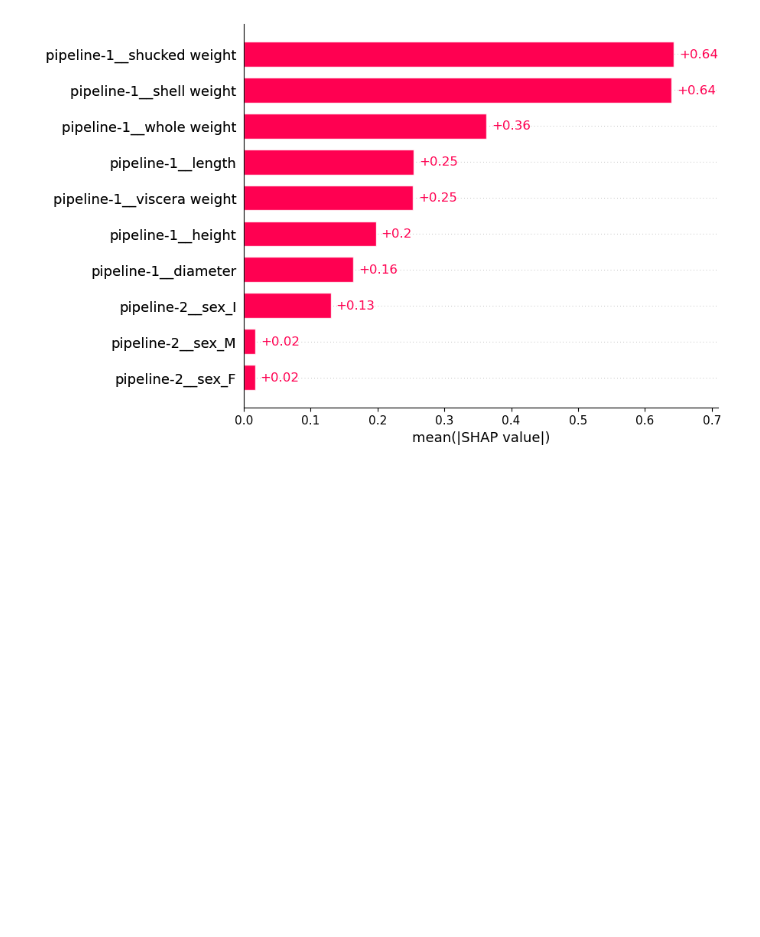
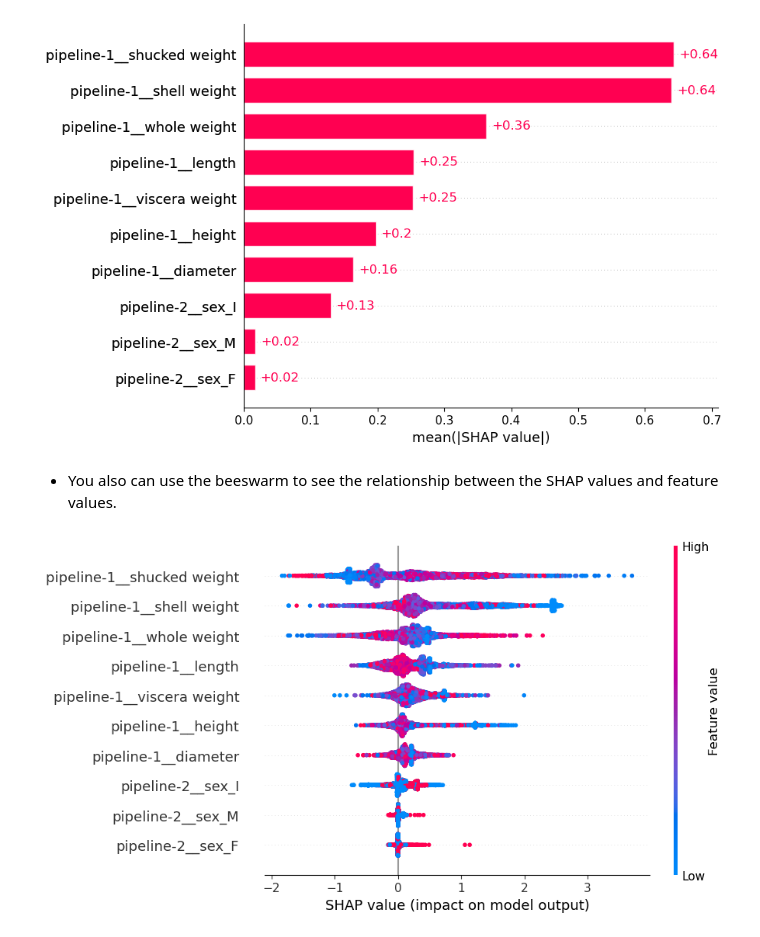
Before and after one commit to CodexploreRepo/machine-learning-101, a Jupyter notebook: notebooks/tutorial/explainability/shap_classification.ipynb, the cells around one changed output. Cells and saved outputs as stored; diff of their text form; code cells hidden in the pictures; blank space fills up the shorter version.

Commit message:
update SHAP with binary & multi-class

```diff
--- a/notebooks/tutorial/explainability/shap_classification.ipynb
+++ b/notebooks/tutorial/explainability/shap_classification.ipynb
@@ -240,3 +240,9 @@ shap_values_multi.shape # after: for each observation, we only keep the SHAP val
 shap.plots.bar(shap_values_multi)
 # %% [output]
 [figure]
+# %% [markdown]
+- You also can use the beeswarm to see the relationship between the SHAP values and feature values.
+# %%
+shap.plots.beeswarm(shap_values_multi)
+# %% [output]
+[figure, added]
```
Also changed, not shown: parts of 1 cell of this notebook, 5 other files.
